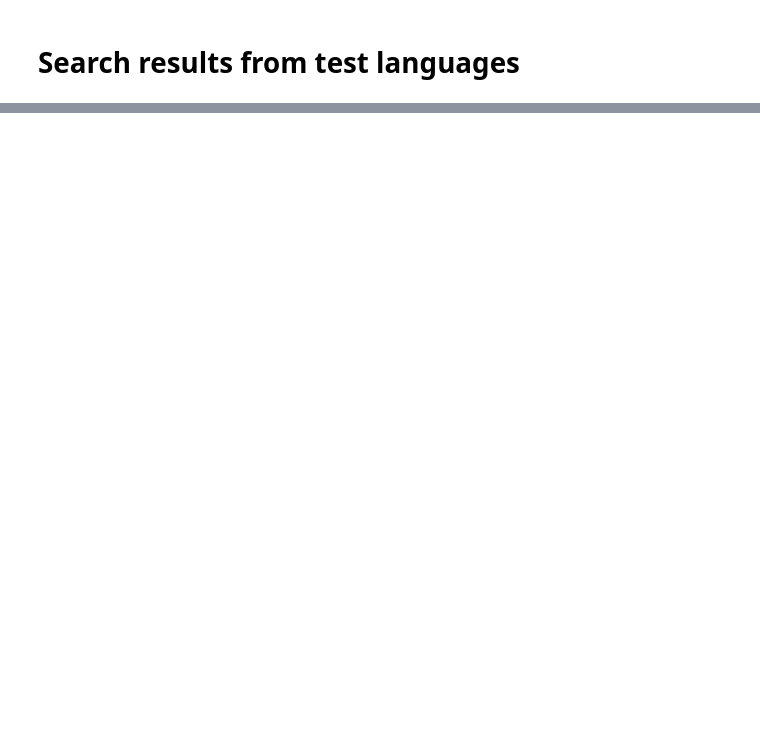
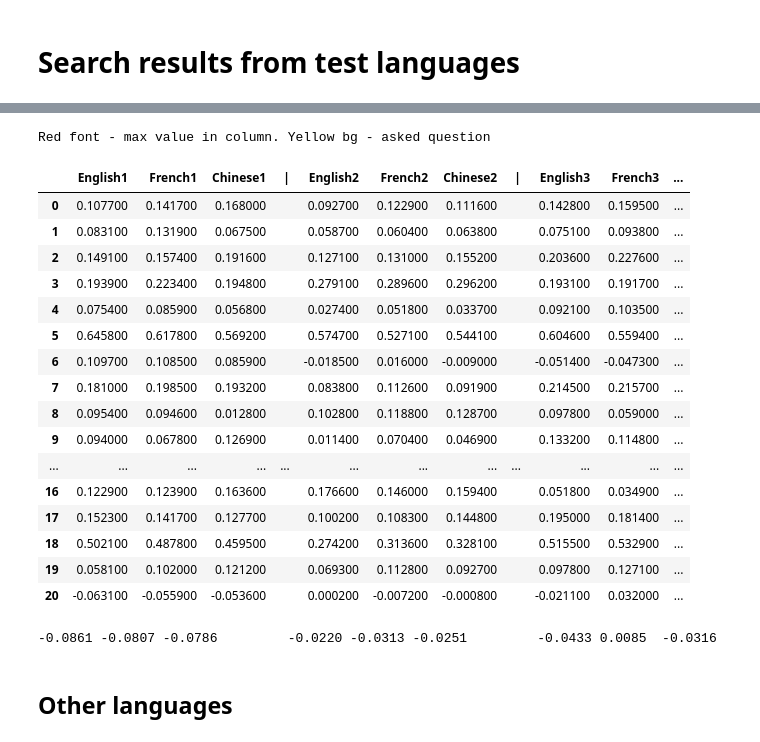
Before and after one commit to Otnielush/Language_entity_embeddings, a Jupyter notebook: language_extraction.ipynb, the cells around one changed output, grey strips where cells are left out. Cells and saved outputs as stored; diff of their text form; code cells hidden in the pictures; blank space fills up the shorter version.

```diff
--- a/language_extraction.ipynb
+++ b/language_extraction.ipynb
@@ -145,0 +396,45 @@ trans
+# %%
+q1_eng_fr_ch_nolang_specq = pd.DataFrame(columns=list(embd_data.columns[:3]) + list(embd_data.columns[6:9]) + list(embd_data.columns[21:24]))
+# %%
+id_columns = list(embd_data.columns)
+lang_entity = {'English': eng_entity, 'French': fr_entity, 'Chinese': ch_entity}
+for r in range(embd_np.shape[0]):
+    row_data = []
+    for col in q1_eng_fr_ch_nolang_specq.columns:
+        c = id_columns.index(col)
+        row_data.append(calc_cos_sim(ques_eng1_embd[question_num], embd_np[r, c] - lang_entity[col[:-1]]))
+    q1_eng_fr_ch_nolang_specq.loc[r] = row_data
+# %%
+q1_eng_fr_ch_nolang_specq[' |'] = ['  ' for _ in range(embd_np.shape[0])]
+q1_eng_fr_ch_nolang_specq['| '] = ['  ' for _ in range(embd_np.shape[0])]
+# %%
+q1_eng_fr_ch_nolang_specq = q1_eng_fr_ch_nolang_specq[['English1','French1','Chinese1',' |','English2','French2','Chinese2','| ','English3','French3', 'Chinese3']].round(decimals=4)
+# %%
+print('Red font - max value in column. Yellow bg - asked question\n')
+q1_eng_fr_ch_nolang_specq.style.apply(highlight_max, props='color:red;', axis=0)\
+         .set_properties(**{'background-color': '#ffffb3'}, subset=pd.IndexSlice[question_num])
+# %% [output]
+Red font - max value in column. Yellow bg - asked question
+|  | English1 | French1 | Chinese1 | | | English2 | French2 | Chinese2 | | | English3 | French3 | ... |
+| 0 | 0.107700 | 0.141700 | 0.168000 |  | 0.092700 | 0.122900 | 0.111600 |  | 0.142800 | 0.159500 | ... |
+| 1 | 0.083100 | 0.131900 | 0.067500 |  | 0.058700 | 0.060400 | 0.063800 |  | 0.075100 | 0.093800 | ... |
+| 2 | 0.149100 | 0.157400 | 0.191600 |  | 0.127100 | 0.131000 | 0.155200 |  | 0.203600 | 0.227600 | ... |
+| 3 | 0.193900 | 0.223400 | 0.194800 |  | 0.279100 | 0.289600 | 0.296200 |  | 0.193100 | 0.191700 | ... |
+| 4 | 0.075400 | 0.085900 | 0.056800 |  | 0.027400 | 0.051800 | 0.033700 |  | 0.092100 | 0.103500 | ... |
+| 5 | 0.645800 | 0.617800 | 0.569200 |  | 0.574700 | 0.527100 | 0.544100 |  | 0.604600 | 0.559400 | ... |
+| 6 | 0.109700 | 0.108500 | 0.085900 |  | -0.018500 | 0.016000 | -0.009000 |  | -0.051400 | -0.047300 | ... |
+| 7 | 0.181000 | 0.198500 | 0.193200 |  | 0.083800 | 0.112600 | 0.091900 |  | 0.214500 | 0.215700 | ... |
+| 8 | 0.095400 | 0.094600 | 0.012800 |  | 0.102800 | 0.118800 | 0.128700 |  | 0.097800 | 0.059000 | ... |
+| 9 | 0.094000 | 0.067800 | 0.126900 |  | 0.011400 | 0.070400 | 0.046900 |  | 0.133200 | 0.114800 | ... |
+| ... | ... | ... | ... | ... | ... | ... | ... | ... | ... | ... | ... |
+| 16 | 0.122900 | 0.123900 | 0.163600 |  | 0.176600 | 0.146000 | 0.159400 |  | 0.051800 | 0.034900 | ... |
+| 17 | 0.152300 | 0.141700 | 0.127700 |  | 0.100200 | 0.108300 | 0.144800 |  | 0.195000 | 0.181400 | ... |
+| 18 | 0.502100 | 0.487800 | 0.459500 |  | 0.274200 | 0.313600 | 0.328100 |  | 0.515500 | 0.532900 | ... |
+| 19 | 0.058100 | 0.102000 | 0.121200 |  | 0.069300 | 0.112800 | 0.092700 |  | 0.097800 | 0.127100 | ... |
+| 20 | -0.063100 | -0.055900 | -0.053600 |  | 0.000200 | -0.007200 | -0.000800 |  | -0.021100 | 0.032000 | ... |
+# %%
+print("-0.0861	-0.0807	-0.0786		-0.0220	-0.0313	-0.0251		-0.0433	0.0085	-0.0316")
+# %% [output]
+-0.0861 -0.0807 -0.0786         -0.0220 -0.0313 -0.0251         -0.0433 0.0085  -0.0316
+# %% [markdown]
+## Other languages
```
Also changed, not shown: parts of 101 cells of this notebook, 33 other files.
